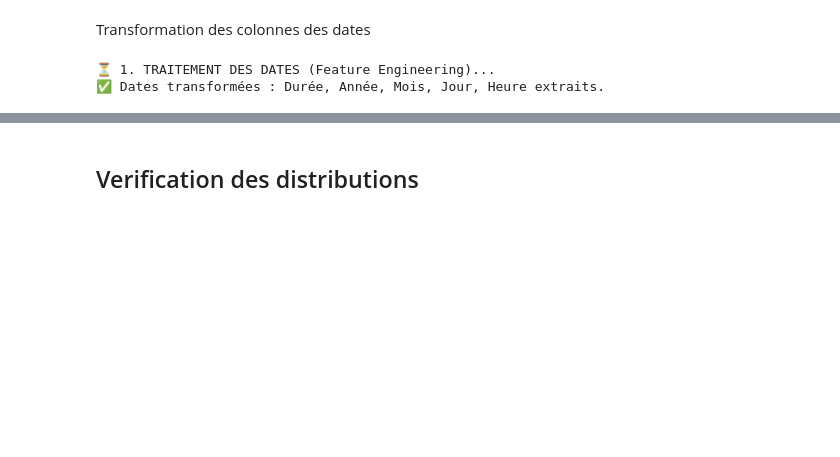
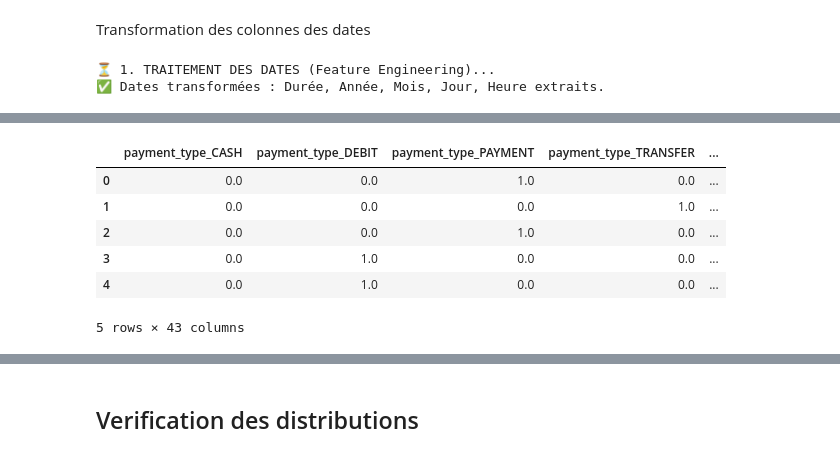
Before and after one commit to moubarik-ashraf/DS_Project, a Jupyter notebook: notebooks/01_exploration_and_preprocessing.ipynb, the cells around one changed output, grey strips where cells are left out. Saved outputs shown, nothing was run; the diff lists cells and outputs as text; code cells hidden in the pictures; blank space fills up the shorter version.

```diff
--- a/notebooks/01_exploration_and_preprocessing.ipynb
+++ b/notebooks/01_exploration_and_preprocessing.ipynb
@@ -1586,3 +1515,49 @@ display(df.head(3))
+# %%
+from sklearn.compose import ColumnTransformer
+from sklearn.preprocessing import OneHotEncoder
+from category_encoders import TargetEncoder
+import pandas as pd
+
+# 1. Identify the categorical columns
+one_hot_cols = ['payment_type', 'customer_country', 'customer_segment', 'market', 'shipping_mode']
+target_enc_cols = [
+    'category_id', 'customer_city', 'customer_state', 'department_id',
+    'order_country', 'order_region', 'order_state', 'product_card_id'
+]
+
+# 2. Setup the encoder
+# We keep 'remainder=passthrough' so your numerical columns stay in the data
+encoder = ColumnTransformer(
+    transformers=[
+        ('oh', OneHotEncoder(handle_unknown='ignore', sparse_output=False), one_hot_cols),
+        ('target', TargetEncoder(), target_enc_cols)
+    ],
+    remainder='passthrough'
+)
+
+# 3. Transform the data
+# We drop the target from X, but use it to train the TargetEncoder
+X = df.drop(columns=['delivery_outcome'])
+y = df['delivery_outcome']
+encoded_array = encoder.fit_transform(X, y)
+
+# 4. Update the 'df' with new columns and values
+ohe_names = encoder.named_transformers_['oh'].get_feature_names_out(one_hot_cols)
+# The 'remainder' columns are the ones we didn't transform (the numerical ones)
+remaining_cols = [c for c in X.columns if c not in one_hot_cols + target_enc_cols]
+all_new_columns = list(ohe_names) + target_enc_cols + remaining_cols
+
+df = pd.DataFrame(encoded_array, columns=all_new_columns)
+df['delivery_outcome'] = y.values # Put the target back in
+df.head(5)
+# %% [output]
+|  | payment_type_CASH | payment_type_DEBIT | payment_type_PAYMENT | payment_type_TRANSFER | ... |
+| 0 | 0.0 | 0.0 | 1.0 | 0.0 | ... |
+| 1 | 0.0 | 0.0 | 0.0 | 1.0 | ... |
+| 2 | 0.0 | 0.0 | 1.0 | 0.0 | ... |
+| 3 | 0.0 | 1.0 | 0.0 | 0.0 | ... |
+| 4 | 0.0 | 1.0 | 0.0 | 0.0 | ... |
+5 rows × 43 columns
 # %%
 print("🧹 ÉTAPE 1 : CHASSE AUX DOUBLONS (Lignes)...")
 
```
Also changed, not shown: parts of 16 cells of this notebook.
